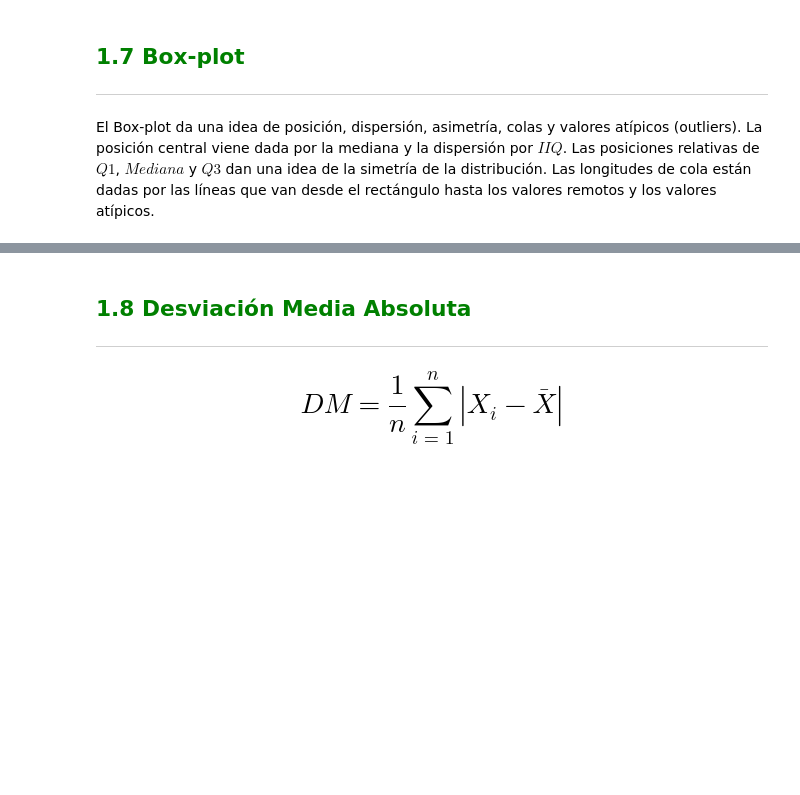
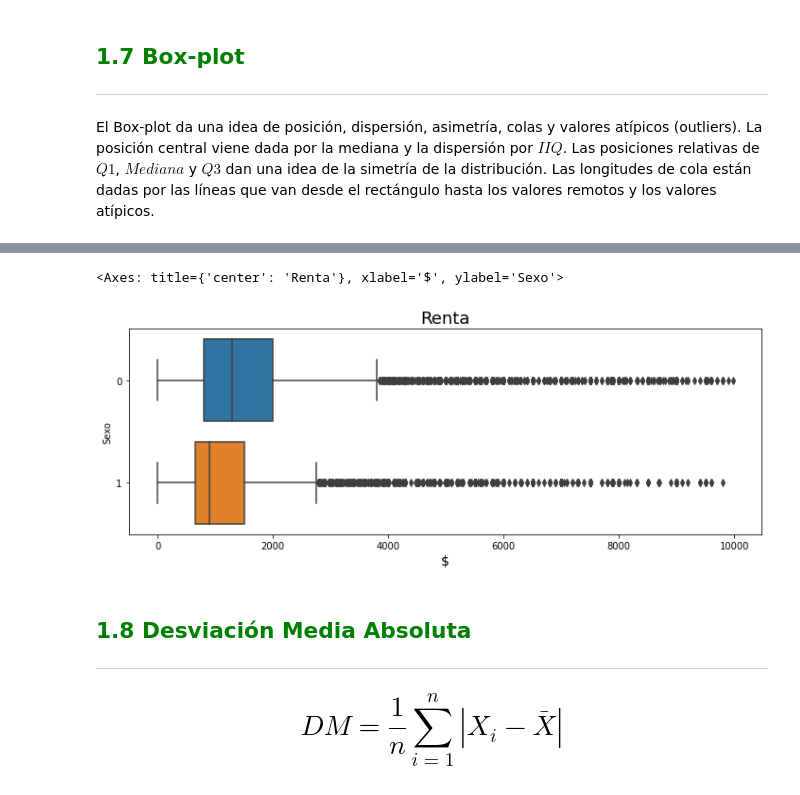
Before and after one commit to MiguelNieto1828/Distribucion-de-Frecuencia-, a Jupyter notebook: Python_Data_Science_Estadistica_inicial.ipynb, the cells around one changed output, grey strips where cells are left out. Cells and saved outputs as stored; diff of their text form; code cells hidden in the pictures; blank space fills up the shorter version.

```diff
--- a/Python_Data_Science_Estadistica_inicial.ipynb
+++ b/Python_Data_Science_Estadistica_inicial.ipynb
@@ -236,3 +422,13 @@ El Box-plot da una idea de posición, dispersión, asimetría, colas y valores a
+# %%
+import seaborn as sns
+ax = sns.boxplot(x='Renta', y= 'Sexo', data=datos.query('Renta< 10000'), orient='h')
+ax.figure.set_size_inches(12, 4)
+ax.set_title('Renta', fontsize=18)
+ax.set_xlabel('$', fontsize=14)
+ax
+# %% [output]
+<Axes: title={'center': 'Renta'}, xlabel='$', ylabel='Sexo'>
+[figure, added]
 # %% [markdown]
 ## <font color=green>1.8 Desviación Media Absoluta</font>
 ***
```
Also changed, not shown: parts of 27 cells of this notebook.
